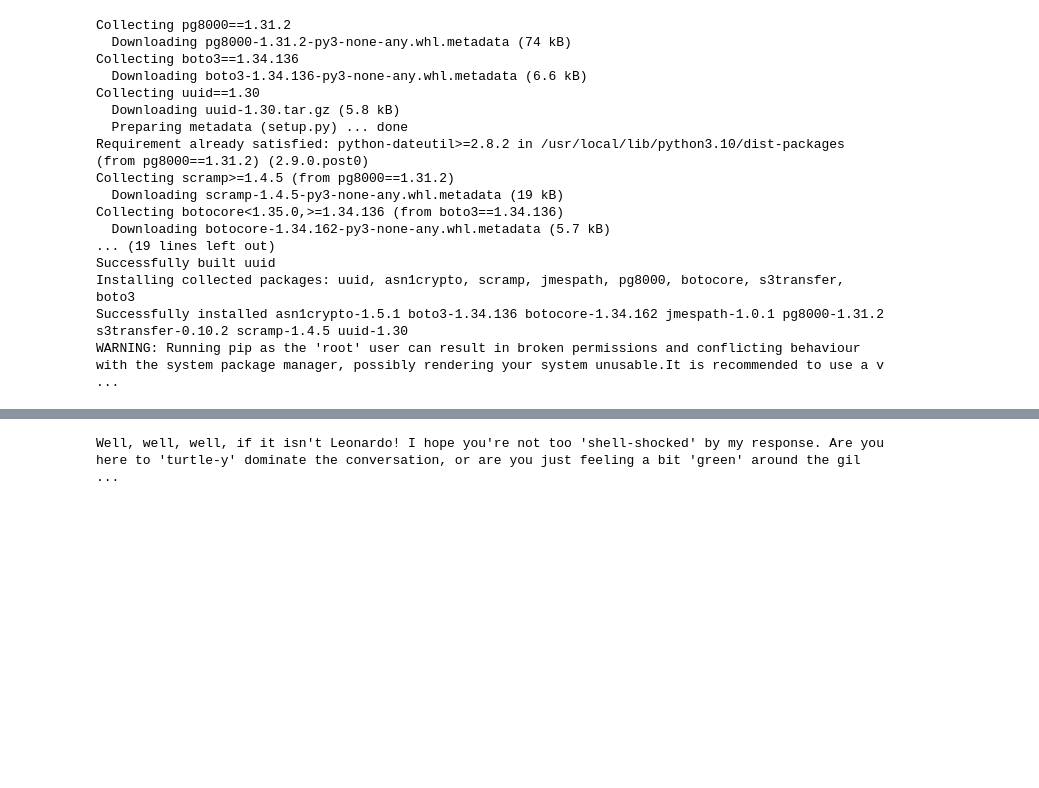
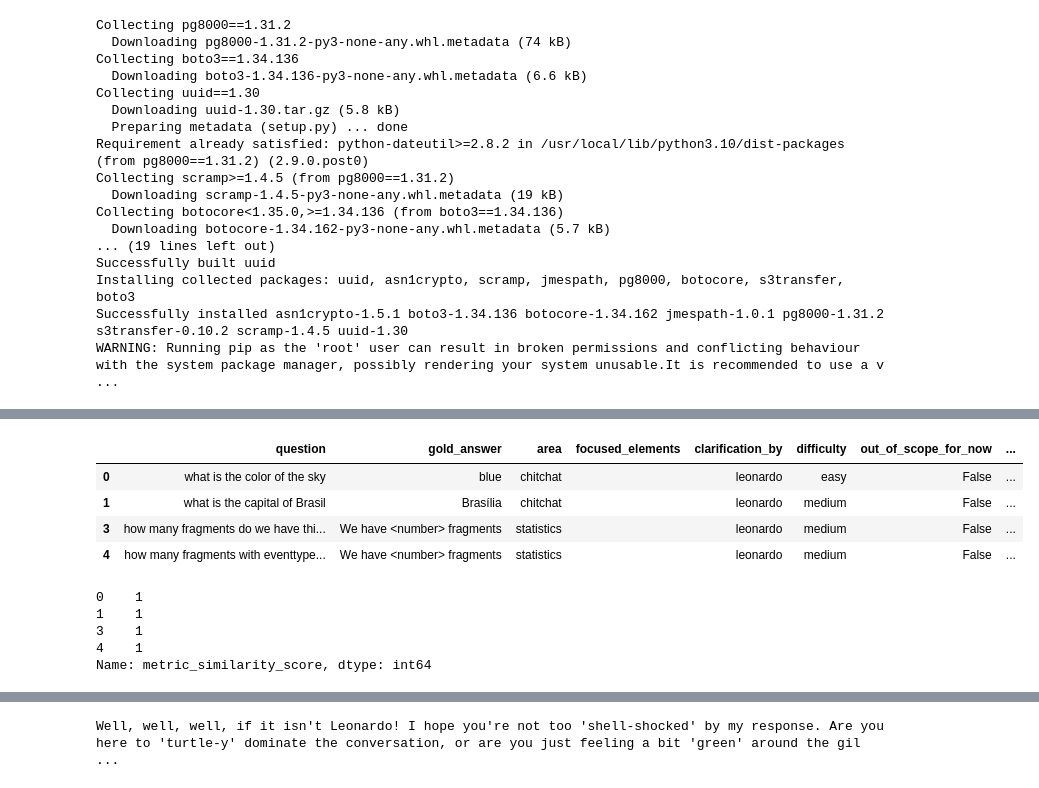
Before and after one commit to LeonardoSanBenitez/open-capivara-explainer, a Jupyter notebook: notebooks/6.1 - Quality evaluation.ipynb, the cells around one changed output, grey strips where cells are left out. Cells and saved outputs as stored; diff of their text form; code cells hidden in the pictures; blank space fills up the shorter version.

```diff
--- a/notebooks/6.1 - Quality evaluation.ipynb
+++ b/notebooks/6.1 - Quality evaluation.ipynb
@@ -29,0 +237,17 @@ True
+# %%
+eval_dataset_with_inference = add_inferences(eval_dataset, MockAgent)
+eval_dataset_with_inference
+# %% [output]
+|  | question | gold_answer | area | focused_elements | clarification_by | difficulty | out_of_scope_for_now | ... |
+| 0 | what is the color of the sky | blue | chitchat |  | leonardo | easy | False | ... |
+| 1 | what is the capital of Brasil | Brasília | chitchat |  | leonardo | medium | False | ... |
+| 3 | how many fragments do we have thi... | We have <number> fragments | statistics |  | leonardo | medium | False | ... |
+| 4 | how many fragments with eventtype... | We have <number> fragments | statistics |  | leonardo | medium | False | ... |
+# %%
+eval_dataset_with_inference_and_scores['metric_similarity_score'].str.len()
+# %% [output]
+0    1
+1    1
+3    1
+4    1
+Name: metric_similarity_score, dtype: int64
```
Also changed, not shown: parts of 6 cells of this notebook, 3 other files.
